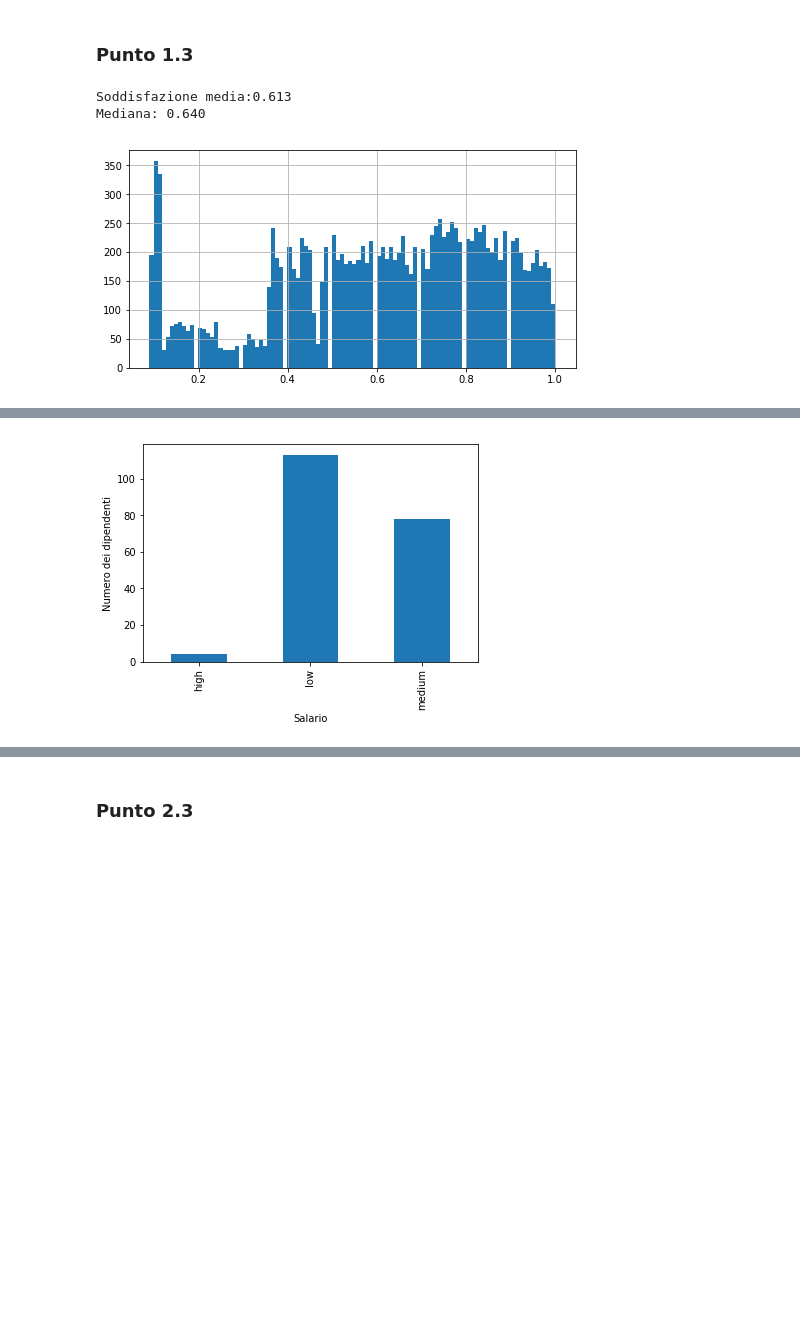
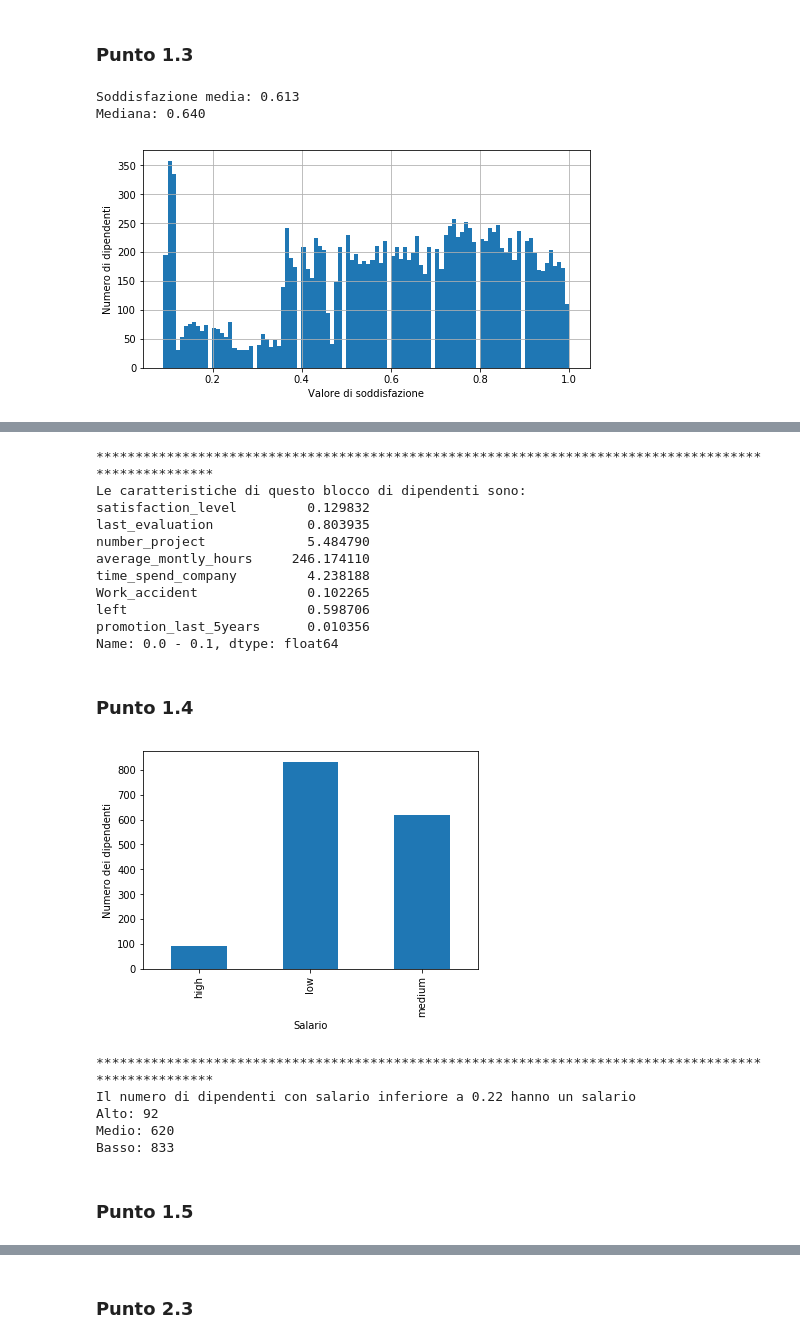
Before and after one commit to ZippoCode/Big-Data-Analysis, a Jupyter notebook: Appelli d'esame/20170110/20170110.ipynb, the cells around one changed output, grey strips where cells are left out. Cells and saved outputs as stored; diff of their text form; code cells hidden in the pictures; blank space fills up the shorter version.

```diff
--- a/Appelli d'esame/20170110/20170110.ipynb
+++ b/Appelli d'esame/20170110/20170110.ipynb
@@ -88,24 +123,39 @@ Dipendenti che non hanno avuto una promozione: 14680
 # %%
 """
     Guardando la media e la mediana si evince che i dipendenti che lavorano nell’impresa sono
     in generale soddisfatti? Se si rappresenta un istogramma della soddisfazione dei dipendenti
     (usare il parametro bins=100 nella funzione che realizza l’istogramma) si osserva
     che c’è un blocco iniziale di dipendenti per nulla soddisfatti. Calcolare il valore di
     insoddisfazione di questo blocco di dipendenti.
 
     Che cosa hanno in comune questi dipendenti (a parte il livello di soddisfazione basso)?
-
 """
-print('Soddisfazione media:{:.3f}'.format(dataset['satisfaction_level'].mean()))
+print('Soddisfazione media: {:.3f}'.format(dataset['satisfaction_level'].mean()))
 print('Mediana: {:.3f}'.format(dataset['satisfaction_level'].median()))
 
 array_satisfaction = dataset['satisfaction_level']
 array_satisfaction.hist(figsize=(8, 4), bins = 100)
+plt.xlabel('Valore di soddisfazione')
+plt.ylabel('Numero di dipendenti')
 plt.show()
 
-satisfaction_grouped = pd.cut(dataset['satisfaction_level'], np.arange(0, 1.01, 0.1))
-dataset.groupby(satisfaction_grouped).mean()
+# Creo le labels in automatico
+labels = []
+num_chunks = 10
+for i in np.arange(0.0, 1.0, 0.1): # Va a 0.0 a 1.0 a step di 0.1
+    label = '{:0.2} - {:0.2}'.format(i, i + 0.1)
+    labels.append(label)
+
+#satisfaction_grouped = pd.cut(dataset['satisfaction_level'], np.arange(0, 1.01, 0.1))
+# Raggruppo i valori in 10 range 0.1 a 1.0
+satisfaction_grouped = pd.qcut(dataset['satisfaction_level'], num_chunks, labels)
+# Calcolo i valori medi di ogni gruppo
+dataset_mean_sg = dataset.groupby(satisfaction_grouped).mean()
+# Prendo il gruppo con soddisfazione minima
+min_satisfaction = dataset_mean_sg.iloc[0]
+print('*' * 100)
+print('Le caratteristiche di questo blocco di dipendenti sono:\n{}'.format(min_satisfaction))
 # %% [output]
-Soddisfazione media:0.613
+Soddisfazione media: 0.613
 Mediana: 0.640
-[figure, old version]
+[figure, new version]
@@ -124,16 +162,47 @@ Mediana: 0.640
+****************************************************************************************************
+Le caratteristiche di questo blocco di dipendenti sono:
+satisfaction_level         0.129832
+last_evaluation            0.803935
+number_project             5.484790
+average_montly_hours     246.174110
+time_spend_company         4.238188
+Work_accident              0.102265
+left                       0.598706
+promotion_last_5years      0.010356
+Name: 0.0 - 0.1, dtype: float64
+# %% [markdown]
+### Punto 1.4
 # %%
 """
-PUNTO 1.4
     Rappresentare in un grafico il salario dei dipendenti insoddisfatti descritti nel punto
     precedente.
 """
-dip_ins = dataset[dataset['satisfaction_level'] < 0.1]
+# Prendo il valore di soddisfazione minimo del secondo blocco
+min_satisfacion_for_range = dataset['satisfaction_level'].groupby(satisfaction_grouped).min()
+min_satisfaction = min_satisfacion_for_range.iloc[1]
+# Ricerco i dipendenti che hanno un valore di soffisfazione minore di tale soglia
+dip_ins = dataset[dataset['satisfaction_level'] < min_satisfaction]
 salary = dip_ins.groupby(['salary']).size()
 salary.plot(kind = 'bar')
 plt.xlabel('Salario')
 plt.ylabel('Numero dei dipendenti')
 plt.show()
+print('*' * 100)
+salary_high = salary['high']
+salary_medium = salary['medium']
+salary_low = salary['low']
+print('Il numero di dipendenti con salario inferiore a {} hanno un salario'.format(min_satisfaction))
+print('Alto: {}'.format(salary_high))
+print('Medio: {}'.format(salary_medium))
+print('Basso: {}'.format(salary_low))
 # %% [output]
-[figure, old version]
+[figure, new version]
+****************************************************************************************************
+Il numero di dipendenti con salario inferiore a 0.22 hanno un salario
+Alto: 92
+Medio: 620
+Basso: 833
+# %% [markdown]
+### Punto 1.5
 # %%
 """
```
Also changed, not shown: parts of 20 cells of this notebook, 7 other files.
